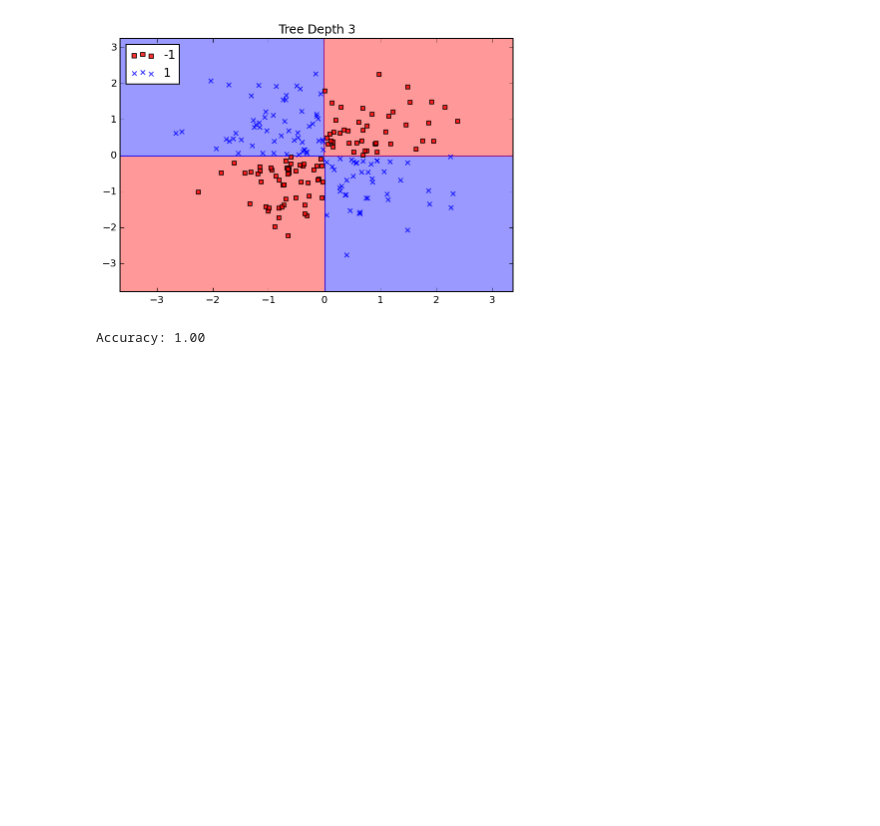
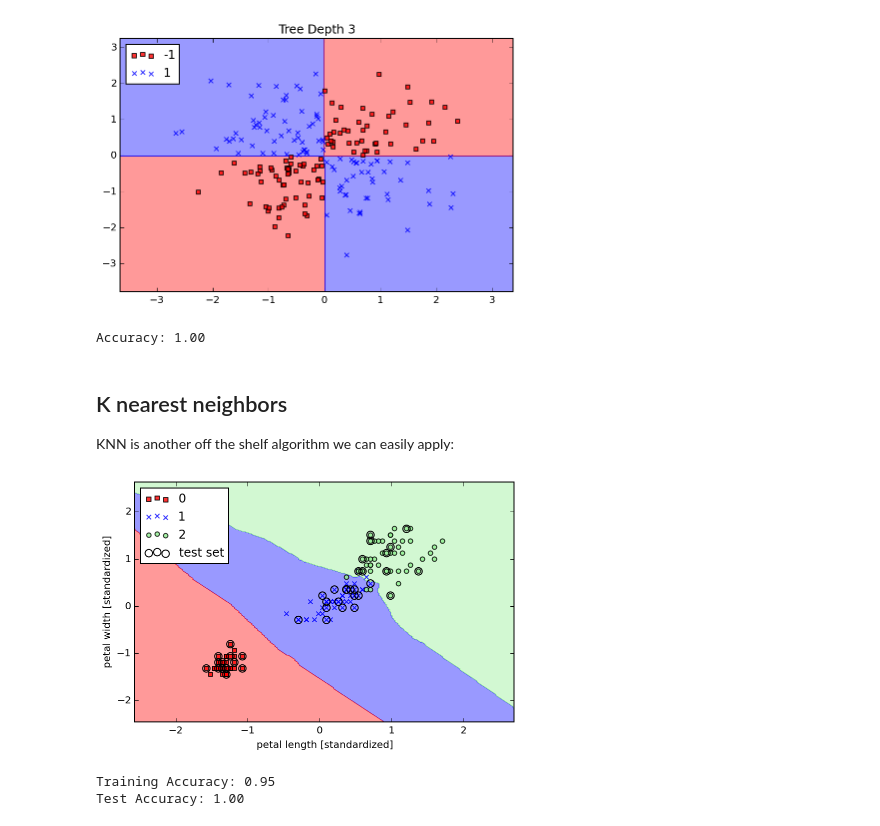
Before and after one commit to krosaen/ml-study, a Jupyter notebook: python-ml-book/ch03/ch03.ipynb, the cells around one changed output. Drawn from its saved outputs; the diff is of its cells as text; code cells hidden in the pictures; blank space fills up the shorter version.

```diff
--- a/python-ml-book/ch03/ch03.ipynb
+++ b/python-ml-book/ch03/ch03.ipynb
@@ -704,3 +704,27 @@ Accuracy: 0.60
 Accuracy: 0.92
 [figure]
 Accuracy: 1.00
+# %% [markdown]
+## K nearest neighbors
+
+KNN is another off the shelf algorithm we can easily apply:
+# %%
+from sklearn.neighbors import KNeighborsClassifier
+
+knn = KNeighborsClassifier(n_neighbors=5, p=2, metric='minkowski')
+knn.fit(X_train_std, y_train)
+
+plot_decision_regions(X_combined_std, y_combined,
+                      classifier=knn, test_idx=range(105, 150))
+
+plt.xlabel('petal length [standardized]')
+plt.ylabel('petal width [standardized]')
+plt.legend(loc='upper left')
+plt.tight_layout()
+plt.show()
+print('Training Accuracy: %.2f' % accuracy_score(y_train, knn.predict(X_train_std)))
+print('Test Accuracy: %.2f' % accuracy_score(y_test, knn.predict(X_test_std)))
+# %% [output]
+[figure, added]
+Training Accuracy: 0.95
+Test Accuracy: 1.00
```
